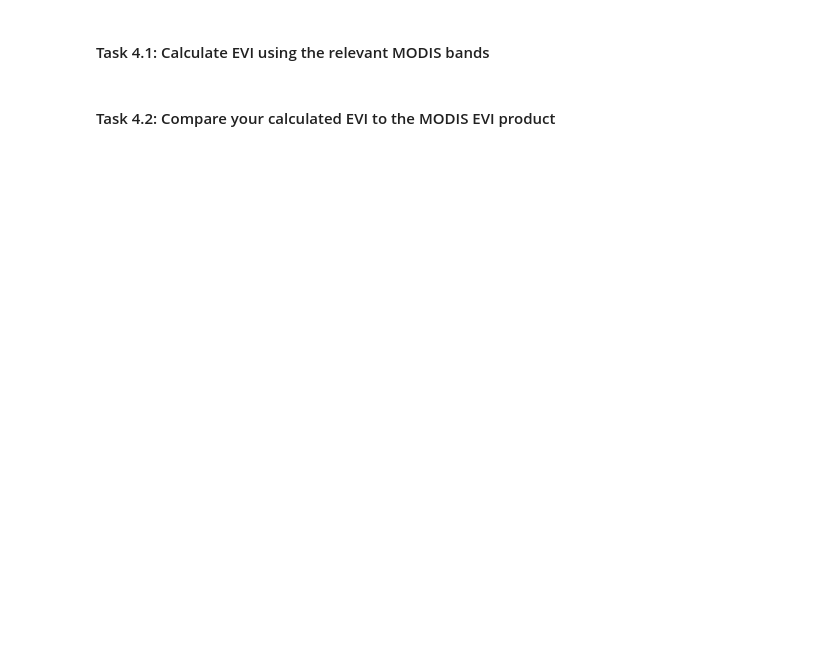
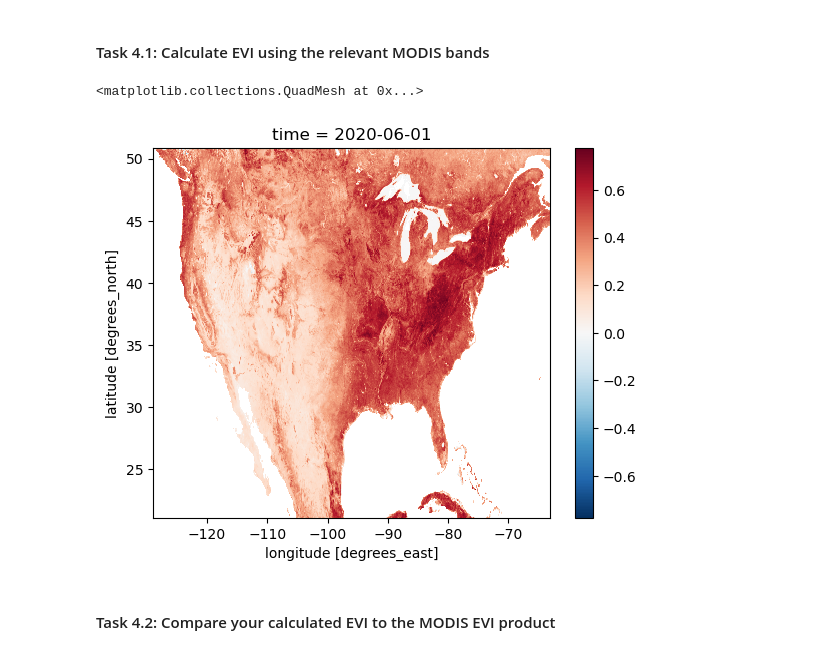
Before and after one commit to Kay-berg/ISAT420_Code, a Jupyter notebook: W7_SatelliteData/code/ModisVegetationIndex_Continued.ipynb, the cells around one changed output. Drawn from its saved outputs; the diff is of its cells as text; code cells hidden in the pictures; blank space fills up the shorter version.

```diff
--- a/W7_SatelliteData/code/ModisVegetationIndex_Continued.ipynb
+++ b/W7_SatelliteData/code/ModisVegetationIndex_Continued.ipynb
@@ -94,3 +140,16 @@ where:
 The coefficients adopted in the MODIS-EVI algorithm are: L=1, C1 = 6, C2 = 7.5, and G = 2.5.
 # %% [markdown]
 #### Task 4.1: Calculate EVI using the relevant MODIS bands
+# %%
+blue=ds["_1_km_monthly_blue_reflectance"].sel(time = '2020-06-01')
+red=ds["_1_km_monthly_red_reflectance"].sel(time = '2020-06-01')
+NIR=ds["_1_km_monthly_NIR_reflectance"].sel(time = '2020-06-01')
+L = 1
+C1 = 6
+C2 = 7.5
+G = 2.5
+OurEVI = ((G)*((NIR - red) )/ (NIR + C1 * red - C2 * blue + L))
+OurEVI.plot()
+# %% [output]
+<matplotlib.collections.QuadMesh at 0x...>
+[figure, added]
```
Also changed, not shown: parts of 9 cells of this notebook, 1 other file.
